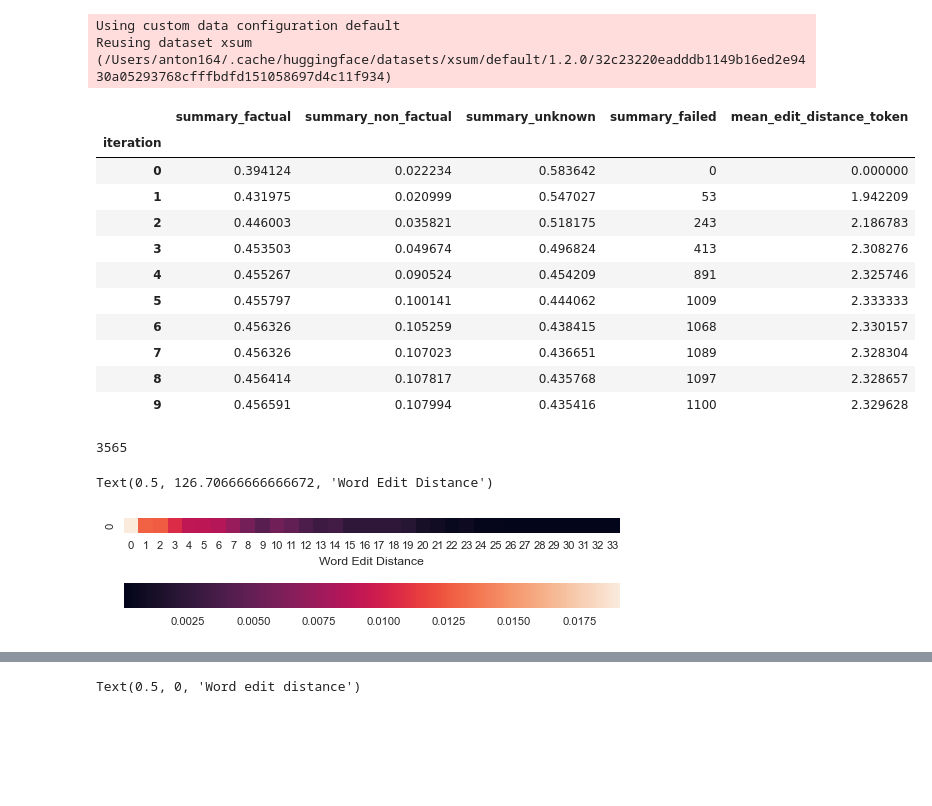
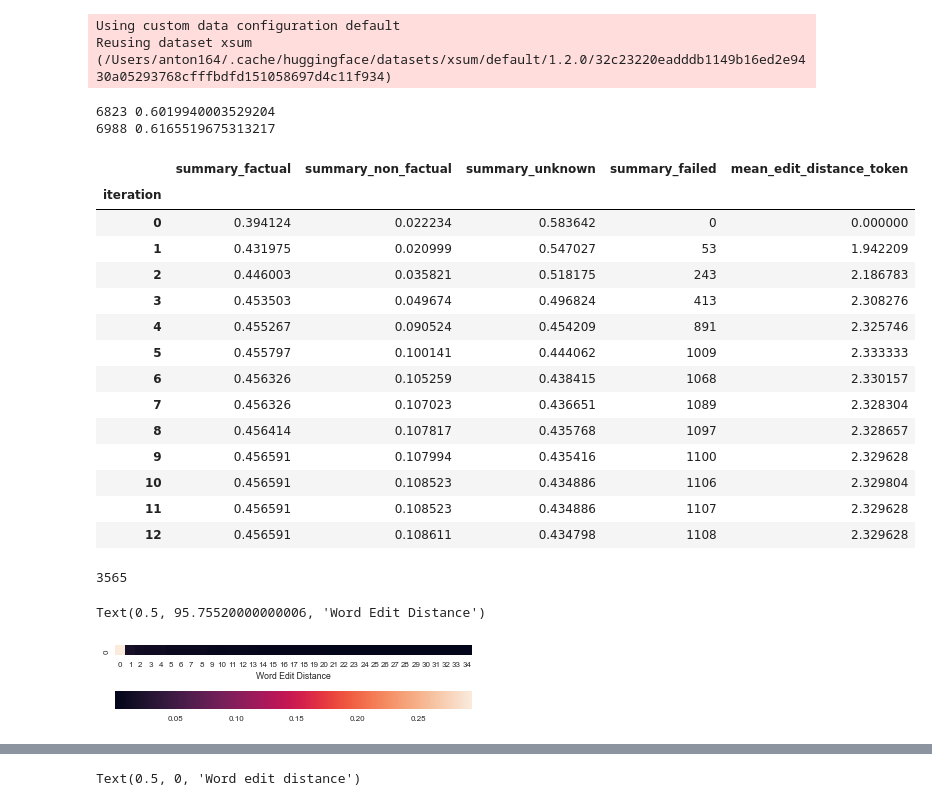
Before and after one commit to danton-nlp/GEF, a Jupyter notebook: iteration_changes.ipynb, the cells around one changed output, grey strips where cells are left out. Saved outputs shown, nothing was run; the diff lists cells and outputs as text; code cells hidden in the pictures; blank space fills up the shorter version.

```diff
--- a/iteration_changes.ipynb
+++ b/iteration_changes.ipynb
@@ -1,12 +1,27 @@
+# %%
+from src.data_utils import load_xsum_dict, load_shuffled_test_split
+
+xsum_test = load_xsum_dict("test")
+bart_test_extrinsic = load_shuffled_test_split(xsum_test, "bart-test-extrinsic", len(xsum_test))
+print(
+    len(bart_test_extrinsic),
+    len(bart_test_extrinsic) / len(xsum_test)
+)
+pegasus_test_extrinsic = load_shuffled_test_split(xsum_test, "pegasus-test-extrinsic", len(xsum_test))
+print(
+    len(pegasus_test_extrinsic),
+    len(pegasus_test_extrinsic) / len(xsum_test)
+)
+# %% [output]
+Using custom data configuration default
+Reusing dataset xsum (/Users/anton164/.cache/huggingface/datasets/xsum/default/1.2.0/32c23220eadddb1149b16ed2e9430a05293768cfffbdfd151058697d4c11f934)
+6823 0.6019940003529204
+6988 0.6165519675313217
 # %%
 import pandas as pd
 import json
 import numpy as np
-from src.generation_utils import SUMMARY_FAILED_GENERATION
-from src.data_utils import load_xsum_dict
 
-
-xsum_test = load_xsum_dict("test")
 
 def read_logs(path):
     with open(
@@ -19,7 +34,7 @@ def read_logs(path):
     edits_by_sum_id = {}
     for iteration in iteration_logs:
         for sum_id, sum_data in iteration["summary"].items():
-            if "edit_stats" in sum_data:
+            if "edit_stats" in sum_data and sum_id in xsum_test:
                 if sum_id not in edits_by_sum_id:
                     edits_by_sum_id[sum_id] = {}
                 edits_by_sum_id[sum_id]["token"] = sum_data["edit_stats"]["edit_distance_token"]
@@ -47,41 +62,37 @@ def read_logs(path):
             # ),
             # "mean_edit_distance_rouge2": np.mean(
             #     [x["rouge2"] for x in edits_by_sum_id.values()]
             # ),
             # "mean_edit_distance_rougeL": np.mean(
             #     [x["rougeL"] for x in edits_by_sum_id.values()]
             # )
         }
         data.append(result_obj)
 
     return pd.DataFrame(data).set_index("iteration"), iteration_logs, edits_by_sum_id
 
-# dataset = "pegasus"
-# dataset = "bart-test-extrinsic-100"
 dataset = "bart-full"
-num_beams = 4
-beam_suffix = "" if num_beams == 4 else f"-beams-{num_beams}"
-
 df_clf, logs_clf, edits_clf = read_logs(
-    f"results/iteration-changes/{dataset}-classifier-knnv1{beam_suffix}.json"
+    f"results/iteration-changes/{dataset}-classifier-knnv1.json"
 )
 
 df_clf
 # %% [output]
-Using custom data configuration default
-Reusing dataset xsum (/Users/anton164/.cache/huggingface/datasets/xsum/default/1.2.0/32c23220eadddb1149b16ed2e9430a05293768cfffbdfd151058697d4c11f934)
 |  | summary_factual | summary_non_factual | summary_unknown | summary_failed | mean_edit_distance_token |
 | iteration |  |  |  |  |  |
 | 0 | 0.394124 | 0.022234 | 0.583642 | 0 | 0.000000 |
 | 1 | 0.431975 | 0.020999 | 0.547027 | 53 | 1.942209 |
 | 2 | 0.446003 | 0.035821 | 0.518175 | 243 | 2.186783 |
 | 3 | 0.453503 | 0.049674 | 0.496824 | 413 | 2.308276 |
 | 4 | 0.455267 | 0.090524 | 0.454209 | 891 | 2.325746 |
 | 5 | 0.455797 | 0.100141 | 0.444062 | 1009 | 2.333333 |
 | 6 | 0.456326 | 0.105259 | 0.438415 | 1068 | 2.330157 |
 | 7 | 0.456326 | 0.107023 | 0.436651 | 1089 | 2.328304 |
 | 8 | 0.456414 | 0.107817 | 0.435768 | 1097 | 2.328657 |
 | 9 | 0.456591 | 0.107994 | 0.435416 | 1100 | 2.329628 |
+| 10 | 0.456591 | 0.108523 | 0.434886 | 1106 | 2.329804 |
+| 11 | 0.456591 | 0.108523 | 0.434886 | 1107 | 2.329628 |
+| 12 | 0.456591 | 0.108611 | 0.434798 | 1108 | 2.329628 |
 # %%
 edit_distances = []
 for x in edits_clf.values():
@@ -107,5 +118,5 @@ ax.set_xlabel("Word Edit Distance")
 # ax.spines['bottom'].set_visible(False)
 # ax.spines['top'].set_visible(True)
 # %% [output]
-Text(0.5, 126.70666666666672, 'Word Edit Distance')
+Text(0.5, 95.75520000000006, 'Word Edit Distance')
-[figure, old version]
+[figure, new version]
```
Also changed, not shown: parts of 6 cells of this notebook, 1 other file.
